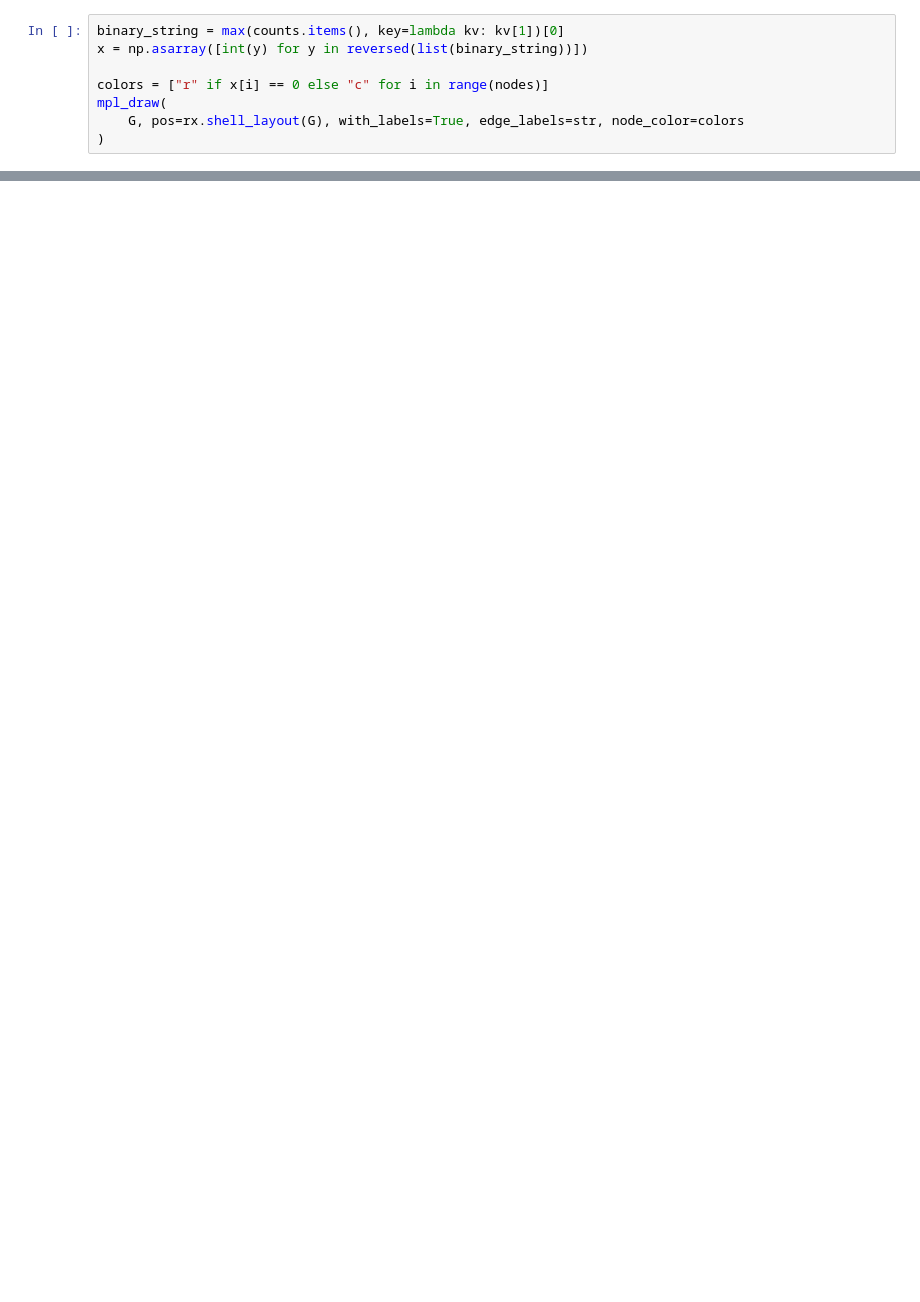
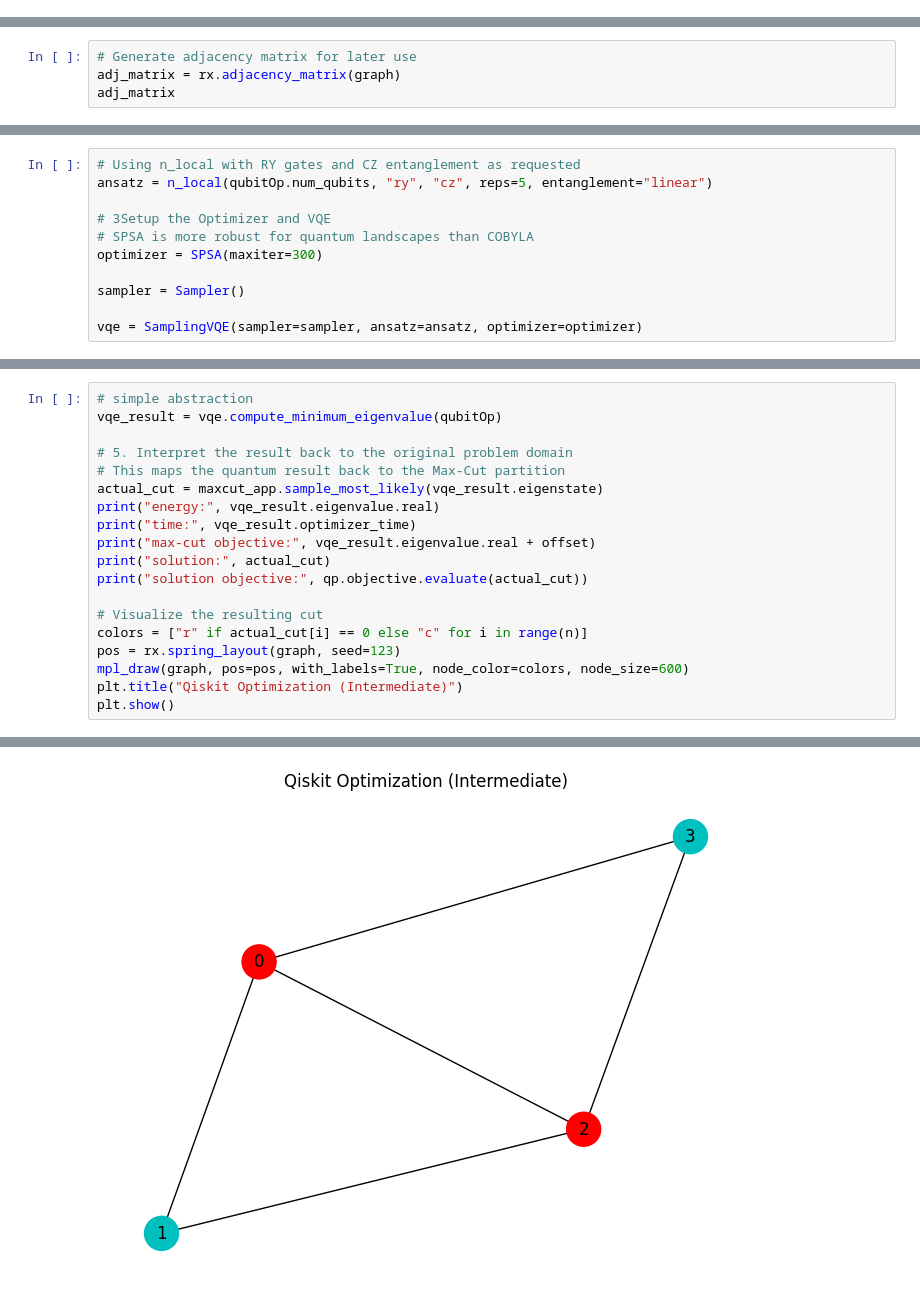
Before and after one commit to KurianUthuppu/quantum_algorithms, a Jupyter notebook: optimization/maxCut_qaoa.ipynb, the cells around one changed output, grey strips where cells are left out. Drawn from its saved outputs; the diff is of its cells as text; blank space fills up the shorter version.

Commit message:
Qiskit Opt MaxCut

```diff
--- a/optimization/maxCut_qaoa.ipynb
+++ b/optimization/maxCut_qaoa.ipynb
@@ -117,8 +0,0 @@ plot_distribution(counts)
-# %%
-binary_string = max(counts.items(), key=lambda kv: kv[1])[0]
-x = np.asarray([int(y) for y in reversed(list(binary_string))])
-
-colors = ["r" if x[i] == 0 else "c" for i in range(nodes)]
-mpl_draw(
-    G, pos=rx.shell_layout(G), with_labels=True, edge_labels=str, node_color=colors
-)
@@ -126,0 +65,4 @@ mpl_draw(
+# %%
+# Generate adjacency matrix for later use
+adj_matrix = rx.adjacency_matrix(graph)
+adj_matrix
@@ -126,0 +163,11 @@ mpl_draw(
+# %%
+# Using n_local with RY gates and CZ entanglement as requested
+ansatz = n_local(qubitOp.num_qubits, "ry", "cz", reps=5, entanglement="linear")
+
+# 3Setup the Optimizer and VQE
+# SPSA is more robust for quantum landscapes than COBYLA
+optimizer = SPSA(maxiter=300)
+
+sampler = Sampler()
+
+vqe = SamplingVQE(sampler=sampler, ansatz=ansatz, optimizer=optimizer)
@@ -126,0 +176,20 @@ mpl_draw(
+# %%
+# simple abstraction
+vqe_result = vqe.compute_minimum_eigenvalue(qubitOp)
+
+# 5. Interpret the result back to the original problem domain
+# This maps the quantum result back to the Max-Cut partition
+actual_cut = maxcut_app.sample_most_likely(vqe_result.eigenstate)
+print("energy:", vqe_result.eigenvalue.real)
+print("time:", vqe_result.optimizer_time)
+print("max-cut objective:", vqe_result.eigenvalue.real + offset)
+print("solution:", actual_cut)
+print("solution objective:", qp.objective.evaluate(actual_cut))
+
+# Visualize the resulting cut
+colors = ["r" if actual_cut[i] == 0 else "c" for i in range(n)]
+pos = rx.spring_layout(graph, seed=123)
+mpl_draw(graph, pos=pos, with_labels=True, node_color=colors, node_size=600)
+plt.title("Qiskit Optimization (Intermediate)")
+plt.show()
+# %% [output]
@@ -126,0 +201 @@ mpl_draw(
+[figure, added]
```
Also changed, not shown: parts of 35 cells of this notebook, 2 other files.
